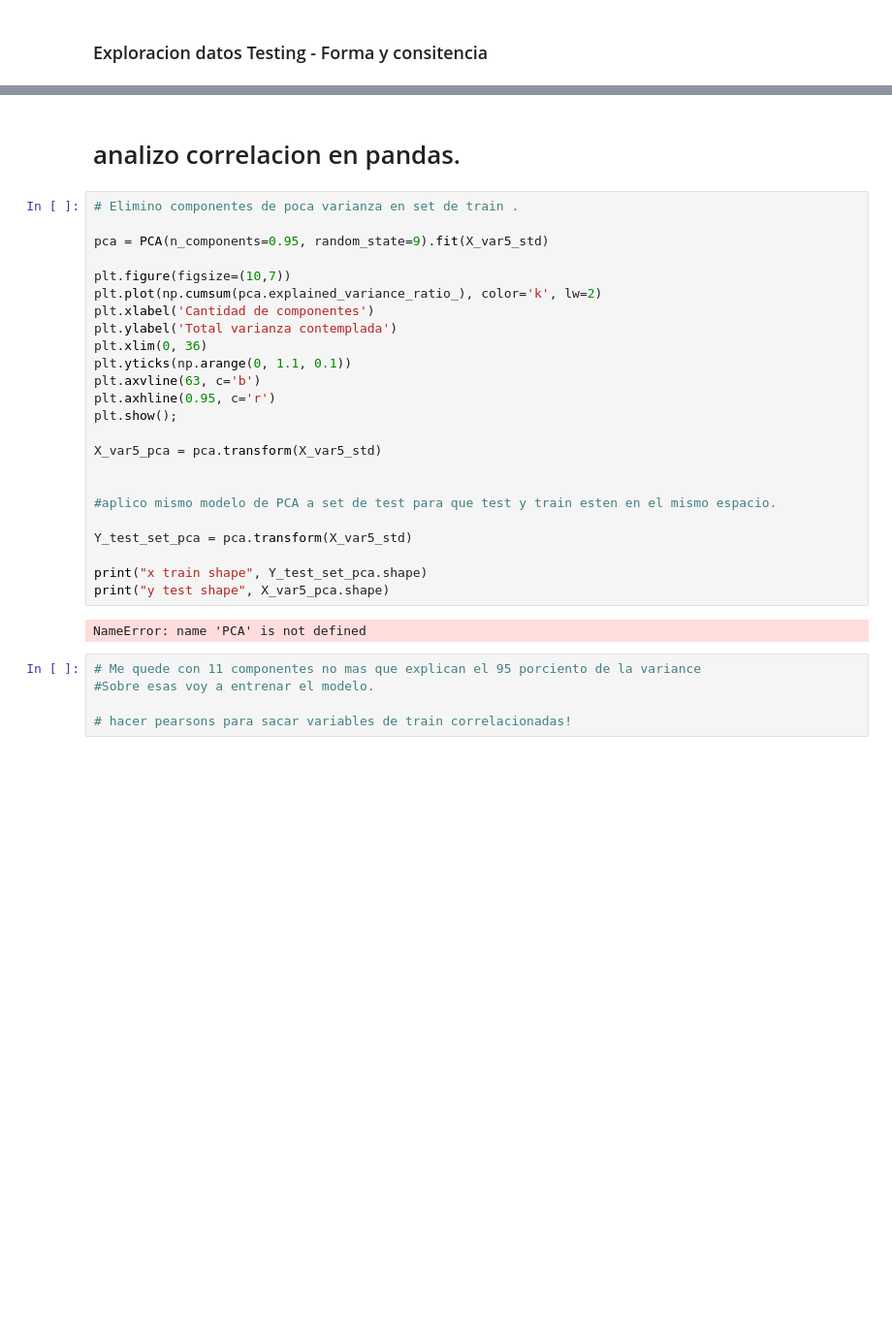
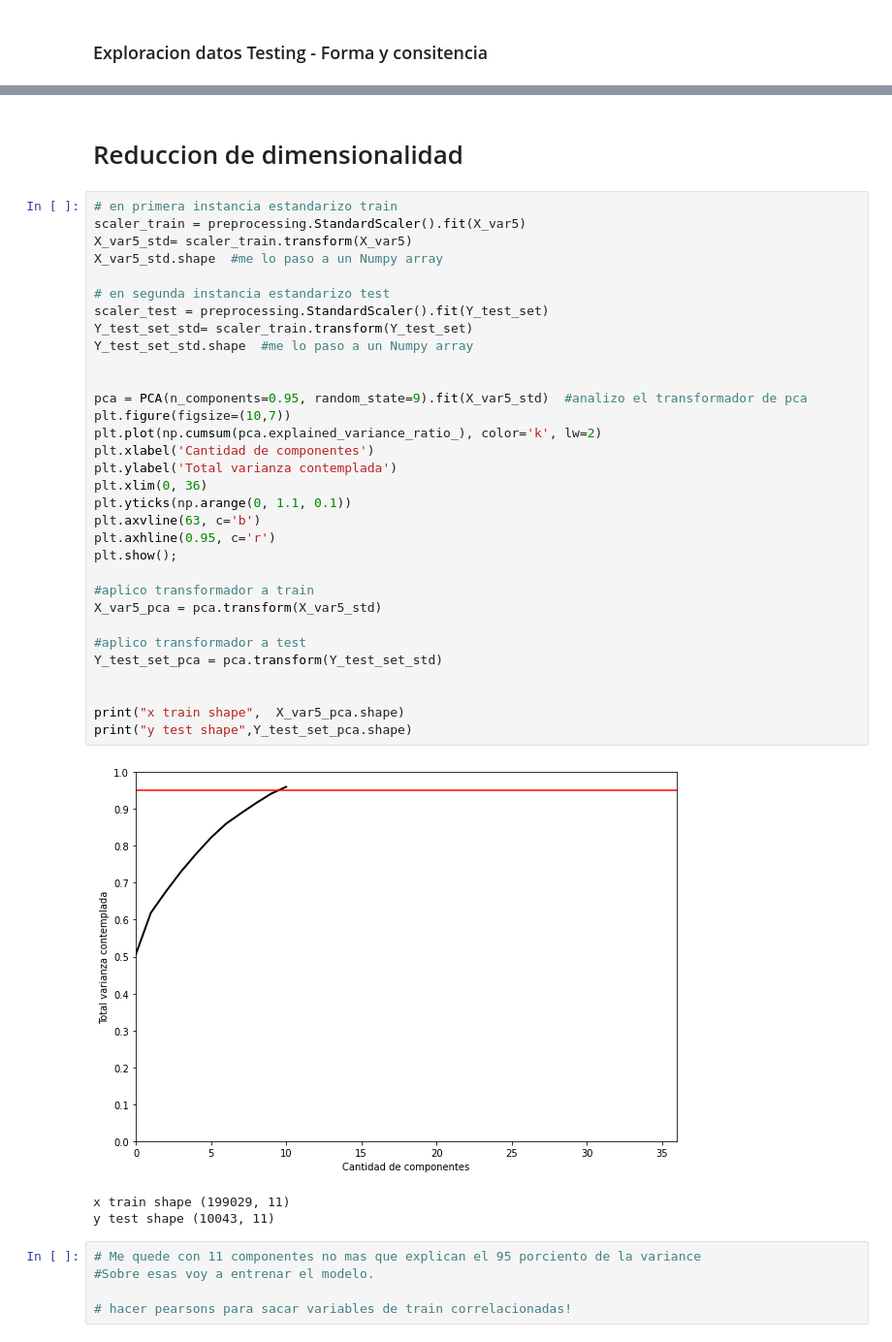
Before and after one commit to esgoty/Entregables-SPAZ-CEIA, a Jupyter notebook: INTRO-IA/TP 2/Trabajo practico 2.ipynb, the cells around one changed output, grey strips where cells are left out. Shown at 97% size. Drawn from its saved outputs; the diff is of its cells as text; blank space fills up the shorter version.

Commit message:
TP2 completo Para revisar

```diff
--- a/INTRO-IA/TP 2/Trabajo practico 2.ipynb
+++ b/INTRO-IA/TP 2/Trabajo practico 2.ipynb
@@ -136,31 +116,41 @@ No hay NANS
-# %% [markdown]
-# analizo correlacion en pandas.
+# %% [markdown]
+# Reduccion de dimensionalidad
 # %%
-# Elimino componentes de poca varianza en set de train .
+# en primera instancia estandarizo train
+scaler_train = preprocessing.StandardScaler().fit(X_var5)
+X_var5_std= scaler_train.transform(X_var5)
+X_var5_std.shape  #me lo paso a un Numpy array
 
-pca = PCA(n_components=0.95, random_state=9).fit(X_var5_std)
+# en segunda instancia estandarizo test
+scaler_test = preprocessing.StandardScaler().fit(Y_test_set)
+Y_test_set_std= scaler_train.transform(Y_test_set)
+Y_test_set_std.shape  #me lo paso a un Numpy array
 
+
+pca = PCA(n_components=0.95, random_state=9).fit(X_var5_std)  #analizo el transformador de pca
 plt.figure(figsize=(10,7))
 plt.plot(np.cumsum(pca.explained_variance_ratio_), color='k', lw=2)
 plt.xlabel('Cantidad de componentes')
 plt.ylabel('Total varianza contemplada')
 plt.xlim(0, 36)
 plt.yticks(np.arange(0, 1.1, 0.1))
 plt.axvline(63, c='b')
 plt.axhline(0.95, c='r')
 plt.show();
 
+#aplico transformador a train
 X_var5_pca = pca.transform(X_var5_std)
 
+#aplico transformador a test
+Y_test_set_pca = pca.transform(Y_test_set_std)
 
-#aplico mismo modelo de PCA a set de test para que test y train esten en el mismo espacio.
 
-Y_test_set_pca = pca.transform(X_var5_std)
-
-print("x train shape", Y_test_set_pca.shape)
-print("y test shape", X_var5_pca.shape)
+print("x train shape",  X_var5_pca.shape)
+print("y test shape",Y_test_set_pca.shape)
 # %% [output]
+[figure, added]
-NameError: name 'PCA' is not defined
+x train shape (199029, 11)
+y test shape (10043, 11)
 # %%
 # Me quede con 11 componentes no mas que explican el 95 porciento de la variance
 #Sobre esas voy a entrenar el modelo.
```
Also changed, not shown: parts of 21 cells of this notebook.
